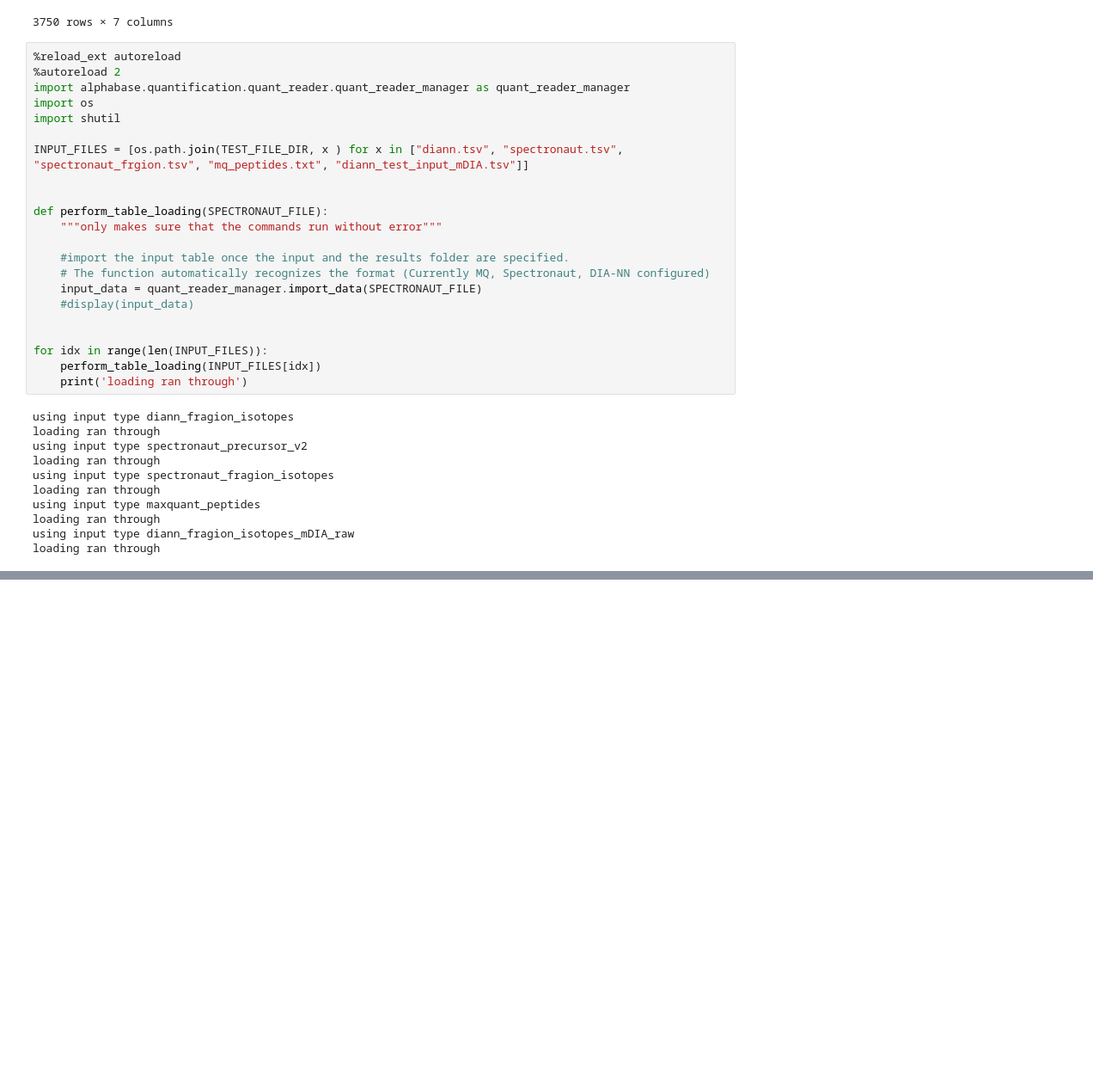
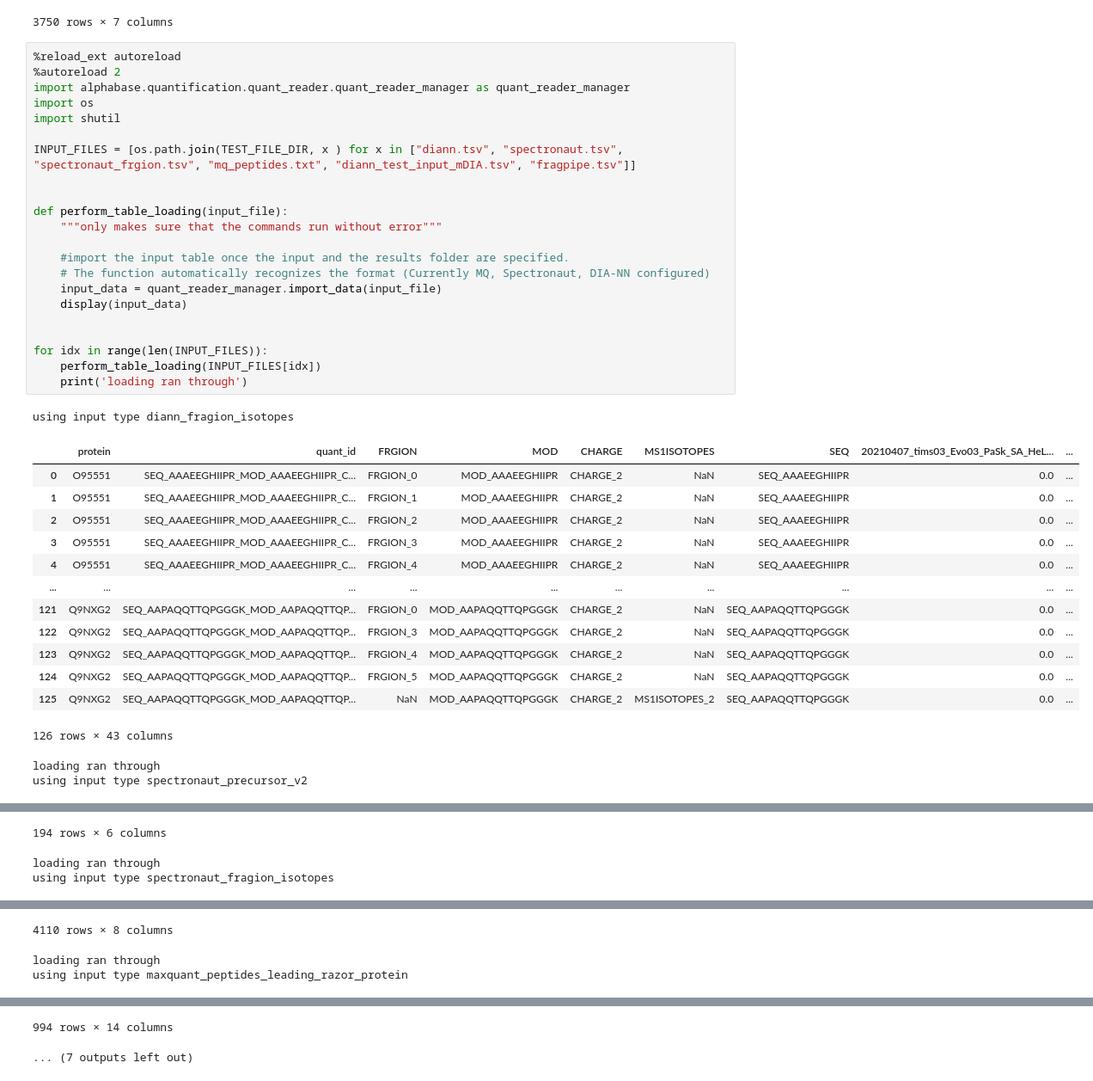
Before and after one commit to MannLabs/alphabase, a Jupyter notebook: nbdev_nbs/quantification/test_table_loading.ipynb, the cells around one changed output, grey strips where cells are left out. Shown at 86% size. Saved outputs shown, nothing was run; the diff lists cells and outputs as text; blank space fills up the shorter version.

Commit message:
add fragpipe examples

```diff
--- a/nbdev_nbs/quantification/test_table_loading.ipynb
+++ b/nbdev_nbs/quantification/test_table_loading.ipynb
@@ -76,33 +76,39 @@ test_table_loadings(SPECTRONAUT_FILE, OUTDIR, FILE_DEFAULT, FILE_DASK_PROC)
 # %%
 %reload_ext autoreload
 %autoreload 2
 import alphabase.quantification.quant_reader.quant_reader_manager as quant_reader_manager
 import os
 import shutil
 
-INPUT_FILES = [os.path.join(TEST_FILE_DIR, x ) for x in ["diann.tsv", "spectronaut.tsv", "spectronaut_frgion.tsv", "mq_peptides.txt", "diann_test_input_mDIA.tsv"]]
+INPUT_FILES = [os.path.join(TEST_FILE_DIR, x ) for x in ["diann.tsv", "spectronaut.tsv", "spectronaut_frgion.tsv", "mq_peptides.txt", "diann_test_input_mDIA.tsv", "fragpipe.tsv"]]
 
 
-def perform_table_loading(SPECTRONAUT_FILE):
+def perform_table_loading(input_file):
     """only makes sure that the commands run without error"""
 
     #import the input table once the input and the results folder are specified.
     # The function automatically recognizes the format (Currently MQ, Spectronaut, DIA-NN configured)
-    input_data = quant_reader_manager.import_data(SPECTRONAUT_FILE)
-    #display(input_data)
+    input_data = quant_reader_manager.import_data(input_file)
+    display(input_data)
 
 
 for idx in range(len(INPUT_FILES)):
     perform_table_loading(INPUT_FILES[idx])
     print('loading ran through')
 # %% [output]
 using input type diann_fragion_isotopes
-loading ran through
-using input type spectronaut_precursor_v2
-loading ran through
-using input type spectronaut_fragion_isotopes
-loading ran through
-using input type maxquant_peptides
-loading ran through
-using input type diann_fragion_isotopes_mDIA_raw
-loading ran through
+|  | protein | quant_id | FRGION | MOD | CHARGE | MS1ISOTOPES | SEQ | 20210407_tims03_Evo03_PaSk_SA_HeL... | ... |
+| 0 | O95551 | SEQ_AAAEEGHIIPR_MOD_AAAEEGHIIPR_C... | FRGION_0 | MOD_AAAEEGHIIPR | CHARGE_2 | NaN | SEQ_AAAEEGHIIPR | 0.0 | ... |
+| 1 | O95551 | SEQ_AAAEEGHIIPR_MOD_AAAEEGHIIPR_C... | FRGION_1 | MOD_AAAEEGHIIPR | CHARGE_2 | NaN | SEQ_AAAEEGHIIPR | 0.0 | ... |
+| 2 | O95551 | SEQ_AAAEEGHIIPR_MOD_AAAEEGHIIPR_C... | FRGION_2 | MOD_AAAEEGHIIPR | CHARGE_2 | NaN | SEQ_AAAEEGHIIPR | 0.0 | ... |
+| 3 | O95551 | SEQ_AAAEEGHIIPR_MOD_AAAEEGHIIPR_C... | FRGION_3 | MOD_AAAEEGHIIPR | CHARGE_2 | NaN | SEQ_AAAEEGHIIPR | 0.0 | ... |
+| 4 | O95551 | SEQ_AAAEEGHIIPR_MOD_AAAEEGHIIPR_C... | FRGION_4 | MOD_AAAEEGHIIPR | CHARGE_2 | NaN | SEQ_AAAEEGHIIPR | 0.0 | ... |
+| ... | ... | ... | ... | ... | ... | ... | ... | ... | ... |
+| 121 | Q9NXG2 | SEQ_AAPAQQTTQPGGGK_MOD_AAPAQQTTQP... | FRGION_0 | MOD_AAPAQQTTQPGGGK | CHARGE_2 | NaN | SEQ_AAPAQQTTQPGGGK | 0.0 | ... |
+| 122 | Q9NXG2 | SEQ_AAPAQQTTQPGGGK_MOD_AAPAQQTTQP... | FRGION_3 | MOD_AAPAQQTTQPGGGK | CHARGE_2 | NaN | SEQ_AAPAQQTTQPGGGK | 0.0 | ... |
+| 123 | Q9NXG2 | SEQ_AAPAQQTTQPGGGK_MOD_AAPAQQTTQP... | FRGION_4 | MOD_AAPAQQTTQPGGGK | CHARGE_2 | NaN | SEQ_AAPAQQTTQPGGGK | 0.0 | ... |
+| 124 | Q9NXG2 | SEQ_AAPAQQTTQPGGGK_MOD_AAPAQQTTQP... | FRGION_5 | MOD_AAPAQQTTQPGGGK | CHARGE_2 | NaN | SEQ_AAPAQQTTQPGGGK | 0.0 | ... |
+| 125 | Q9NXG2 | SEQ_AAPAQQTTQPGGGK_MOD_AAPAQQTTQP... | NaN | MOD_AAPAQQTTQPGGGK | CHARGE_2 | MS1ISOTOPES_2 | SEQ_AAPAQQTTQPGGGK | 0.0 | ... |
+126 rows × 43 columns
+loading ran through
+using input type spectronaut_precursor_v2
@@ -108,0 +127,3 @@ loading ran through
+194 rows × 6 columns
+loading ran through
+using input type spectronaut_fragion_isotopes
@@ -108,0 +142,3 @@ loading ran through
+4110 rows × 8 columns
+loading ran through
+using input type maxquant_peptides_leading_razor_protein
@@ -109,3 +157,5 @@ loading ran through
+994 rows × 14 columns
+... (7 outputs left out)
 # %%
 
 #hide
```
Also changed, not shown: parts of 3 cells of this notebook, 1 other file.
